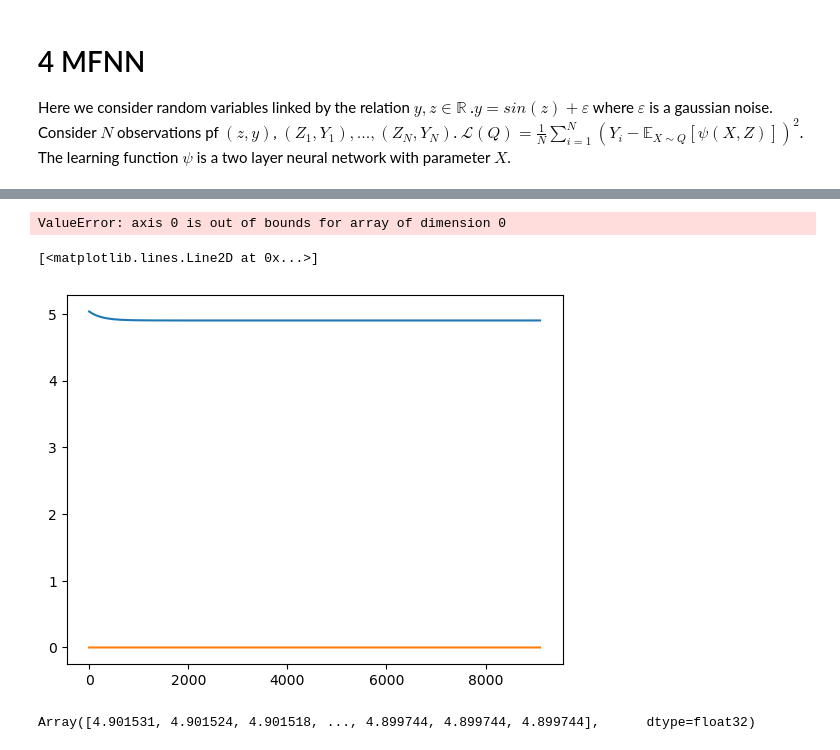
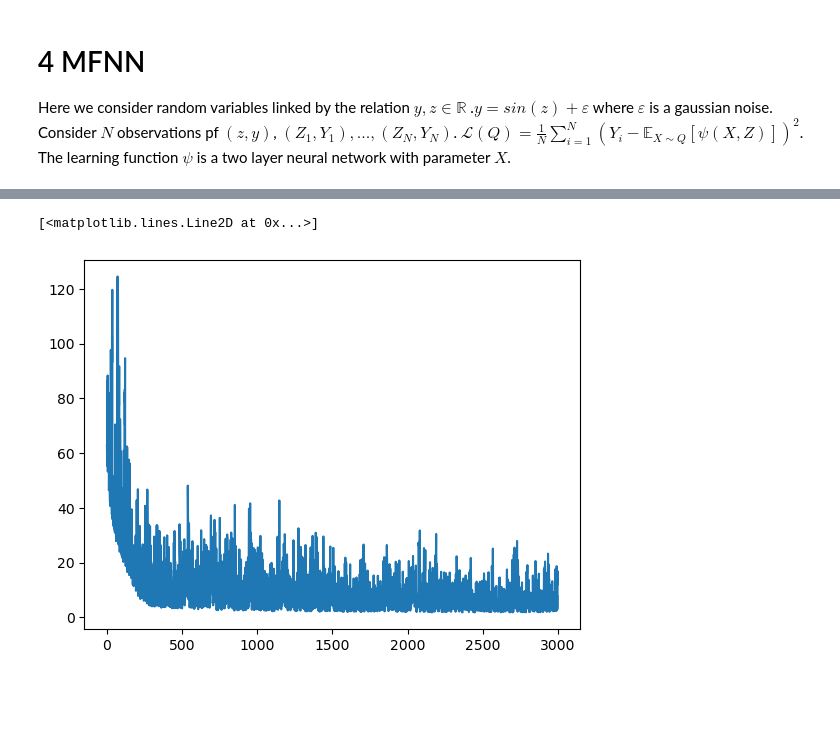
Before and after one commit to congyewang/kgd-code, a Jupyter notebook: vi_notebook.ipynb, the cells around one changed output, grey strips where cells are left out. Saved outputs shown, nothing was run; the diff lists cells and outputs as text; code cells hidden in the pictures; blank space fills up the shorter version.

```diff
--- a/vi_notebook.ipynb
+++ b/vi_notebook.ipynb
@@ -276,28 +264,21 @@ plt.legend()
+# %%
+plt.plot(Loss)
+# %% [output]
+[<matplotlib.lines.Line2D at 0x...>]
+[figure, added]
 # %%
 F_P = f.F_P(q_0, L)
 k_pq = f.GradientKernel(VI.S_PQ,k)
 KGD = f.KernelGradientDiscrepancy(k_pq)
 # %%
 
-W0 = random.normal(random.PRNGKey(2), (1000, d))
-X = vmap(lambda w : VI.model_T(w))(W0)
-KGD_values = jnp.zeros(T)
-F_P_values = jnp.zeros(T)
-for it in range(T):
-    KGD_values = KGD_values.at[it].set(KGD.evaluate(X[it]))
-    F_P_values = F_P_values.at[0].set(F_P.evaluate(X[it]))
-plt.plot(KGD_values, label='KGD values')
-plt.figure()
-plt.plot(F_P_values, label='F_P values')
+# W0 = random.normal(random.PRNGKey(2), (1000, d))
+# X = vmap(lambda w : VI.model_T(w))(W0)
+# KGD_values = jnp.zeros(T)
+# F_P_values = jnp.zeros(T)
+# for it in range(T):
+#     KGD_values = KGD_values.at[it].set(KGD.evaluate(X[it]))
+#     F_P_values = F_P_values.at[0].set(F_P.evaluate(X[it]))
+# plt.plot(KGD_values, label='KGD values')
+# plt.figure()
+# plt.plot(F_P_values, label='F_P values')
-# %% [output]
-ValueError: axis 0 is out of bounds for array of dimension 0
-# %%
-plt.plot(KGD_values[900:], label='KGD values')
-plt.plot(F_P_values[900:], label='F_P values')
-# %% [output]
-[<matplotlib.lines.Line2D at 0x...>]
-[figure, removed]
-# %%
-KGD_values[1990:]
-# %% [output]
-Array([4.901531, 4.901524, 4.901518, ..., 4.899744, 4.899744, 4.899744],      dtype=float32)
```
Also changed, not shown: parts of 4 cells of this notebook, 6 other files.
